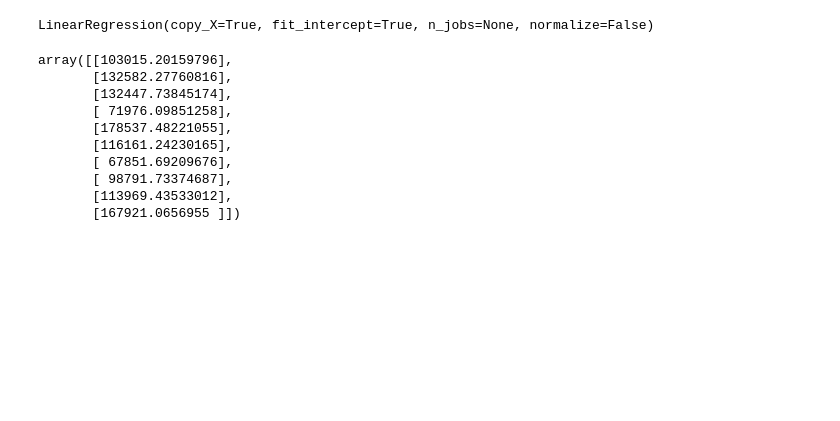
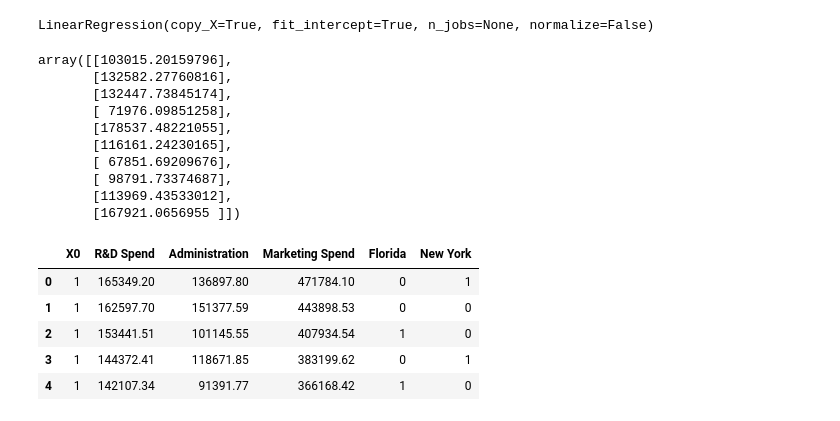
Before and after one commit to sprajwol/Machine-Learning-A-Z-Template-Folder, a Jupyter notebook: Part 2 - Regression/Section 5 - Multiple Linear Regression/multiple-linear-regression-backward-elimination-mine.ipynb, the cells around one changed output. Saved outputs shown, nothing was run; the diff lists cells and outputs as text; code cells hidden in the pictures; blank space fills up the shorter version.

```diff
--- a/Part 2 - Regression/Section 5 - Multiple Linear Regression/multiple-linear-regression-backward-elimination-mine.ipynb
+++ b/Part 2 - Regression/Section 5 - Multiple Linear Regression/multiple-linear-regression-backward-elimination-mine.ipynb
@@ -102,5 +102,15 @@ array([[103015.20159796],
 # Building the optimal model using Backward Elimination
 import statsmodels.api as sm
 # %%
-X = np.append(arr = np.ones((50, 1)).astype(int), values = X, axis = 1)
+vals = np.ones((50, 1)).astype(int)
+X.insert(0, "X0",vals )
+X.head(5)
+# X = np.append(arr = np.ones((50, 1)).astype(int), values = X, axis = 1)
+# %% [output]
+|  | X0 | R&D Spend | Administration | Marketing Spend | Florida | New York |
+| 0 | 1 | 165349.20 | 136897.80 | 471784.10 | 0 | 1 |
+| 1 | 1 | 162597.70 | 151377.59 | 443898.53 | 0 | 0 |
+| 2 | 1 | 153441.51 | 101145.55 | 407934.54 | 1 | 0 |
+| 3 | 1 | 144372.41 | 118671.85 | 383199.62 | 0 | 1 |
+| 4 | 1 | 142107.34 | 91391.77 | 366168.42 | 1 | 0 |
 # %%
```
Also changed, not shown: parts of 8 cells of this notebook, 2 other files.
